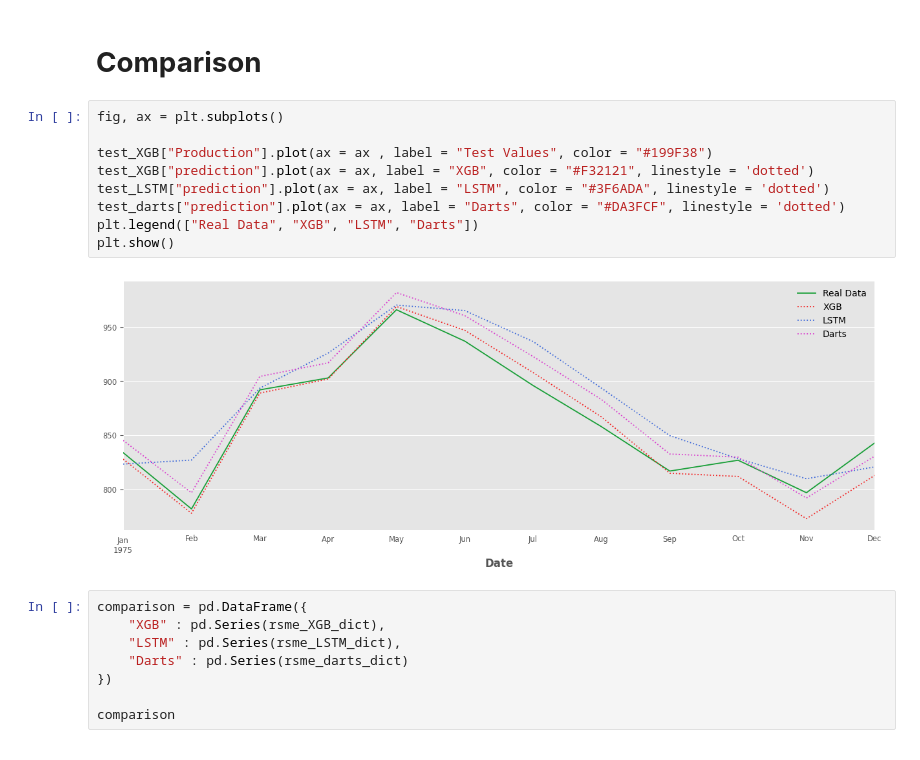
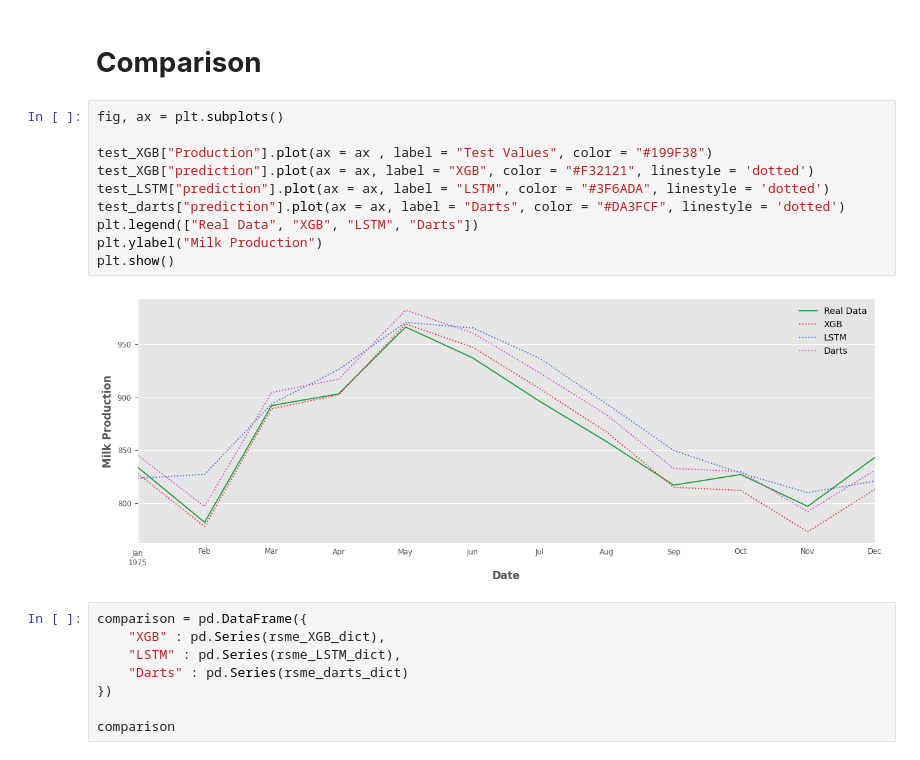
Before and after one commit to alejo1630/time_series_analysis, a Jupyter notebook: time_series.ipynb, the cells around one changed output. Drawn from its saved outputs; the diff is of its cells as text.

```diff
--- a/time_series.ipynb
+++ b/time_series.ipynb
@@ -778,14 +778,15 @@ plt.show()
 # %%
 fig, ax = plt.subplots()
 
 test_XGB["Production"].plot(ax = ax , label = "Test Values", color = "#199F38")
 test_XGB["prediction"].plot(ax = ax, label = "XGB", color = "#F32121", linestyle = 'dotted')
 test_LSTM["prediction"].plot(ax = ax, label = "LSTM", color = "#3F6ADA", linestyle = 'dotted')
 test_darts["prediction"].plot(ax = ax, label = "Darts", color = "#DA3FCF", linestyle = 'dotted')
 plt.legend(["Real Data", "XGB", "LSTM", "Darts"])
+plt.ylabel("Milk Production")
 plt.show()
 # %% [output]
-[figure, old version]
+[figure, new version]
 # %%
 comparison = pd.DataFrame({
     "XGB" : pd.Series(rsme_XGB_dict),
```
Also changed, not shown: 1 other file.
